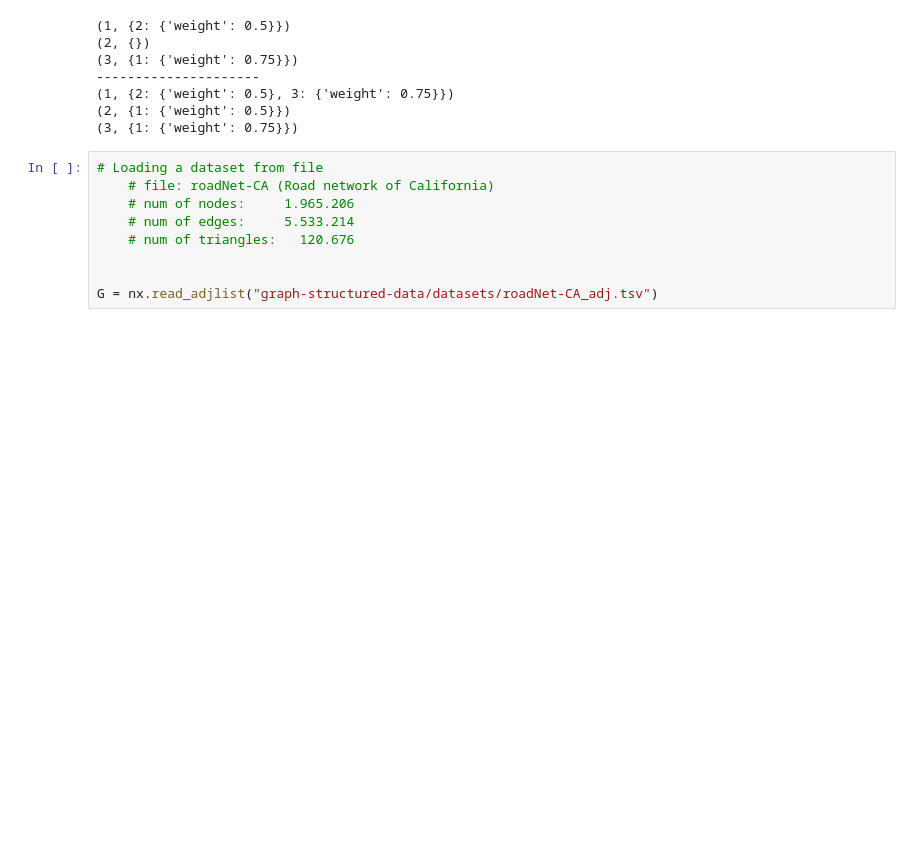
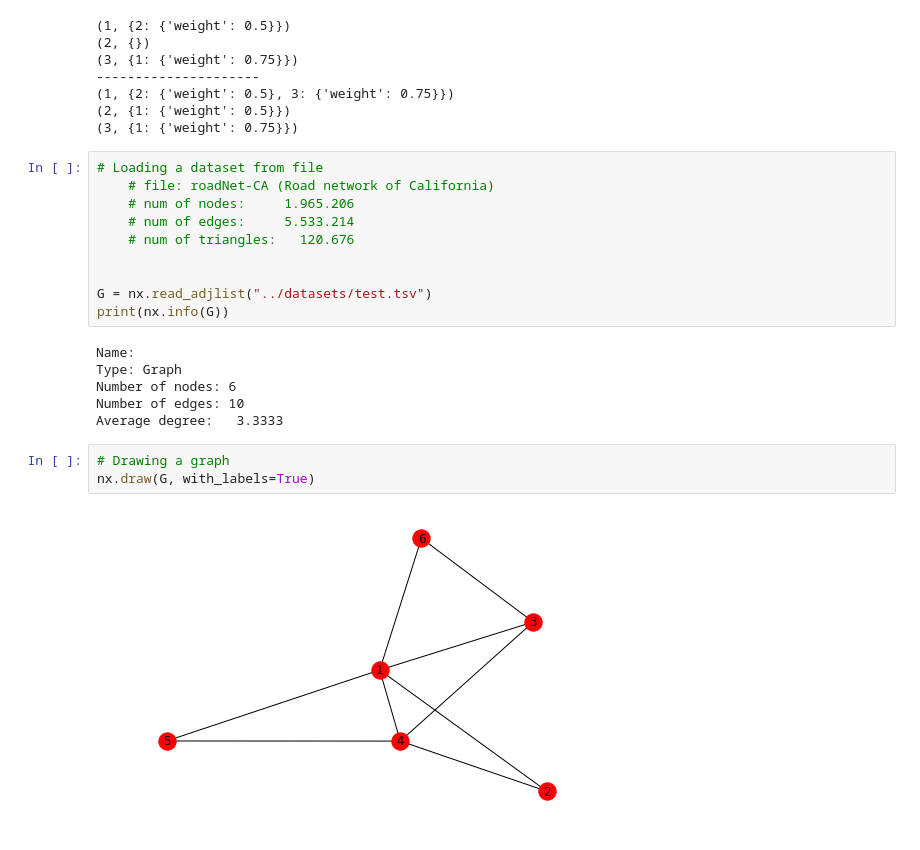
Before and after one commit to MLRG-CEFET-RJ/graph-structured-data, a Jupyter notebook: tutorials/NetworkX.ipynb, the cells around one changed output. Saved outputs shown, nothing was run; the diff lists cells and outputs as text; blank space fills up the shorter version.

```diff
--- a/tutorials/NetworkX.ipynb
+++ b/tutorials/NetworkX.ipynb
@@ -145,4 +147,16 @@ for item in UG.adjacency():
     # num of triangles:   120.676
 
 
-G = nx.read_adjlist("graph-structured-data/datasets/roadNet-CA_adj.tsv")
+G = nx.read_adjlist("../datasets/test.tsv")
+print(nx.info(G))
+# %% [output]
+Name:
+Type: Graph
+Number of nodes: 6
+Number of edges: 10
+Average degree:   3.3333
+# %%
+# Drawing a graph
+nx.draw(G, with_labels=True)
+# %% [output]
+[figure, added]
```
Also changed, not shown: parts of 9 cells of this notebook, 4 other files.
